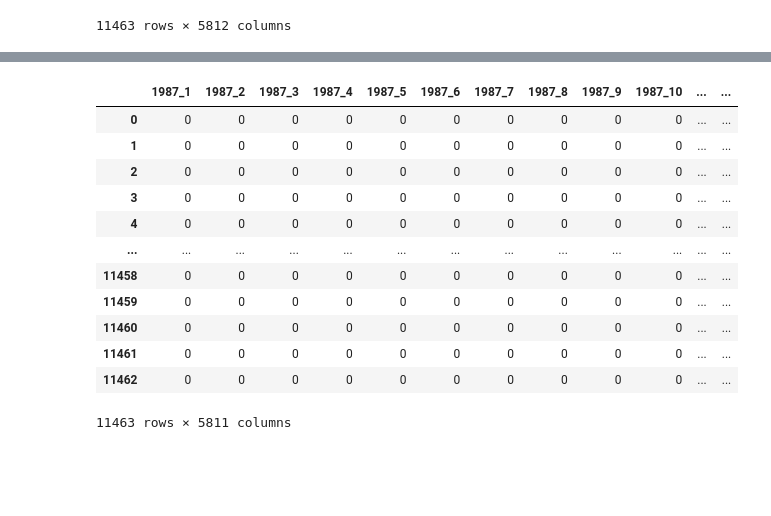
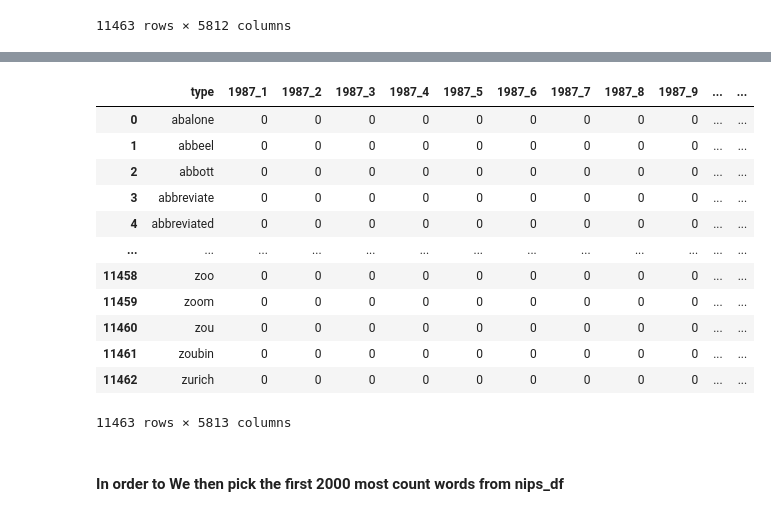
Before and after one commit to USF-CS-663-Spring-2020/lab-04-hierarchical-clustering-eggchul, a Jupyter notebook: lab4.ipynb, the cells around one changed output, grey strips where cells are left out. Drawn from its saved outputs; the diff is of its cells as text; code cells hidden in the pictures; blank space fills up the shorter version.

```diff
--- a/lab4.ipynb
+++ b/lab4.ipynb
@@ -64,17 +53,21 @@ nips_df.describe()
-# %%
-nips_no_label_df = nips_df.iloc[:, 1:5812]
-nips_no_label_df
-# %% [output]
-|  | 1987_1 | 1987_2 | 1987_3 | 1987_4 | 1987_5 | 1987_6 | 1987_7 | 1987_8 | 1987_9 | 1987_10 | ... | ... |
-| 0 | 0 | 0 | 0 | 0 | 0 | 0 | 0 | 0 | 0 | 0 | ... | ... |
-| 1 | 0 | 0 | 0 | 0 | 0 | 0 | 0 | 0 | 0 | 0 | ... | ... |
-| 2 | 0 | 0 | 0 | 0 | 0 | 0 | 0 | 0 | 0 | 0 | ... | ... |
-| 3 | 0 | 0 | 0 | 0 | 0 | 0 | 0 | 0 | 0 | 0 | ... | ... |
-| 4 | 0 | 0 | 0 | 0 | 0 | 0 | 0 | 0 | 0 | 0 | ... | ... |
-| ... | ... | ... | ... | ... | ... | ... | ... | ... | ... | ... | ... | ... |
-| 11458 | 0 | 0 | 0 | 0 | 0 | 0 | 0 | 0 | 0 | 0 | ... | ... |
-| 11459 | 0 | 0 | 0 | 0 | 0 | 0 | 0 | 0 | 0 | 0 | ... | ... |
-| 11460 | 0 | 0 | 0 | 0 | 0 | 0 | 0 | 0 | 0 | 0 | ... | ... |
-| 11461 | 0 | 0 | 0 | 0 | 0 | 0 | 0 | 0 | 0 | 0 | ... | ... |
-| 11462 | 0 | 0 | 0 | 0 | 0 | 0 | 0 | 0 | 0 | 0 | ... | ... |
-11463 rows × 5811 columns
+# %%
+nips_df.rename(columns = { "Unnamed: 0" :"type"} , inplace = True)
+# %%
+nips_df['Total Count']= df.iloc[:, 1:].sum(axis=1)
+nips_df
+# %% [output]
+|  | type | 1987_1 | 1987_2 | 1987_3 | 1987_4 | 1987_5 | 1987_6 | 1987_7 | 1987_8 | 1987_9 | ... | ... |
+| 0 | abalone | 0 | 0 | 0 | 0 | 0 | 0 | 0 | 0 | 0 | ... | ... |
+| 1 | abbeel | 0 | 0 | 0 | 0 | 0 | 0 | 0 | 0 | 0 | ... | ... |
+| 2 | abbott | 0 | 0 | 0 | 0 | 0 | 0 | 0 | 0 | 0 | ... | ... |
+| 3 | abbreviate | 0 | 0 | 0 | 0 | 0 | 0 | 0 | 0 | 0 | ... | ... |
+| 4 | abbreviated | 0 | 0 | 0 | 0 | 0 | 0 | 0 | 0 | 0 | ... | ... |
+| ... | ... | ... | ... | ... | ... | ... | ... | ... | ... | ... | ... | ... |
+| 11458 | zoo | 0 | 0 | 0 | 0 | 0 | 0 | 0 | 0 | 0 | ... | ... |
+| 11459 | zoom | 0 | 0 | 0 | 0 | 0 | 0 | 0 | 0 | 0 | ... | ... |
+| 11460 | zou | 0 | 0 | 0 | 0 | 0 | 0 | 0 | 0 | 0 | ... | ... |
+| 11461 | zoubin | 0 | 0 | 0 | 0 | 0 | 0 | 0 | 0 | 0 | ... | ... |
+| 11462 | zurich | 0 | 0 | 0 | 0 | 0 | 0 | 0 | 0 | 0 | ... | ... |
+11463 rows × 5813 columns
+# %% [markdown]
+#### In order to We then pick the first 2000 most count words from nips_df
```
Also changed, not shown: parts of 8 cells of this notebook.
